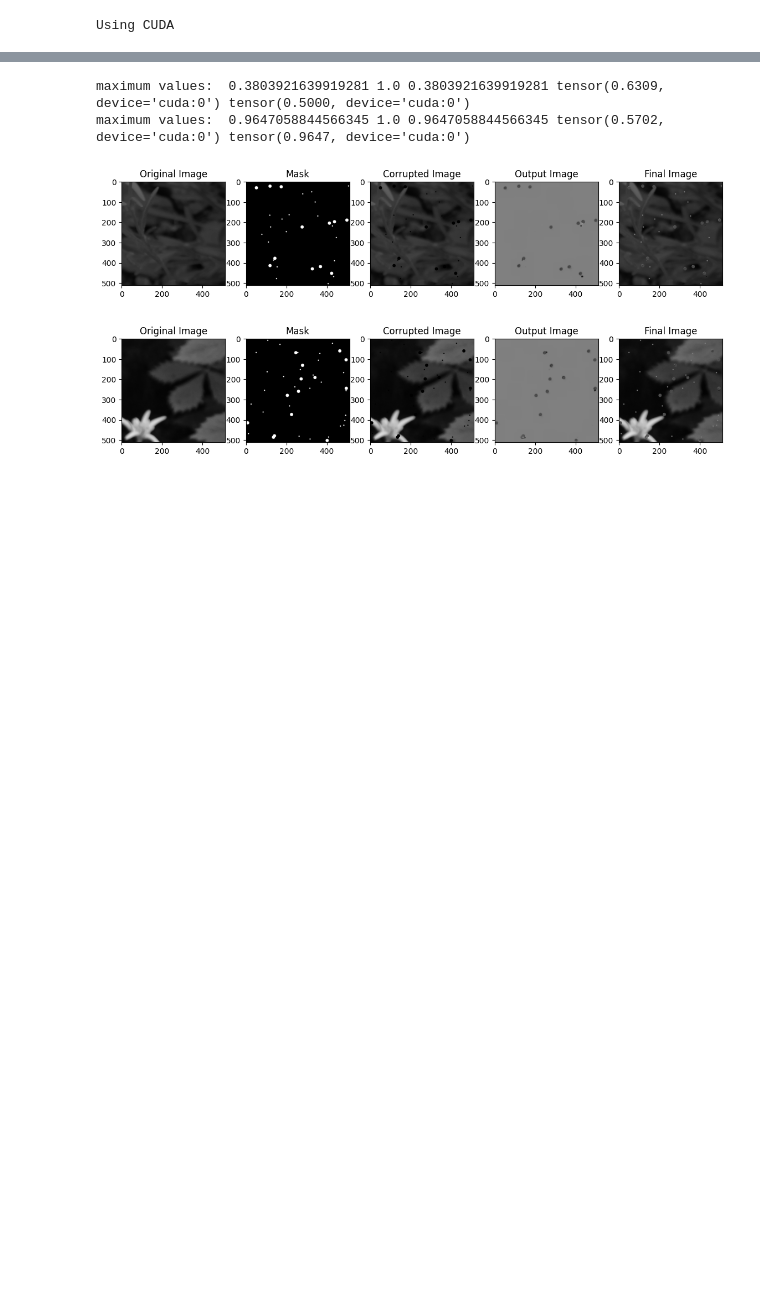
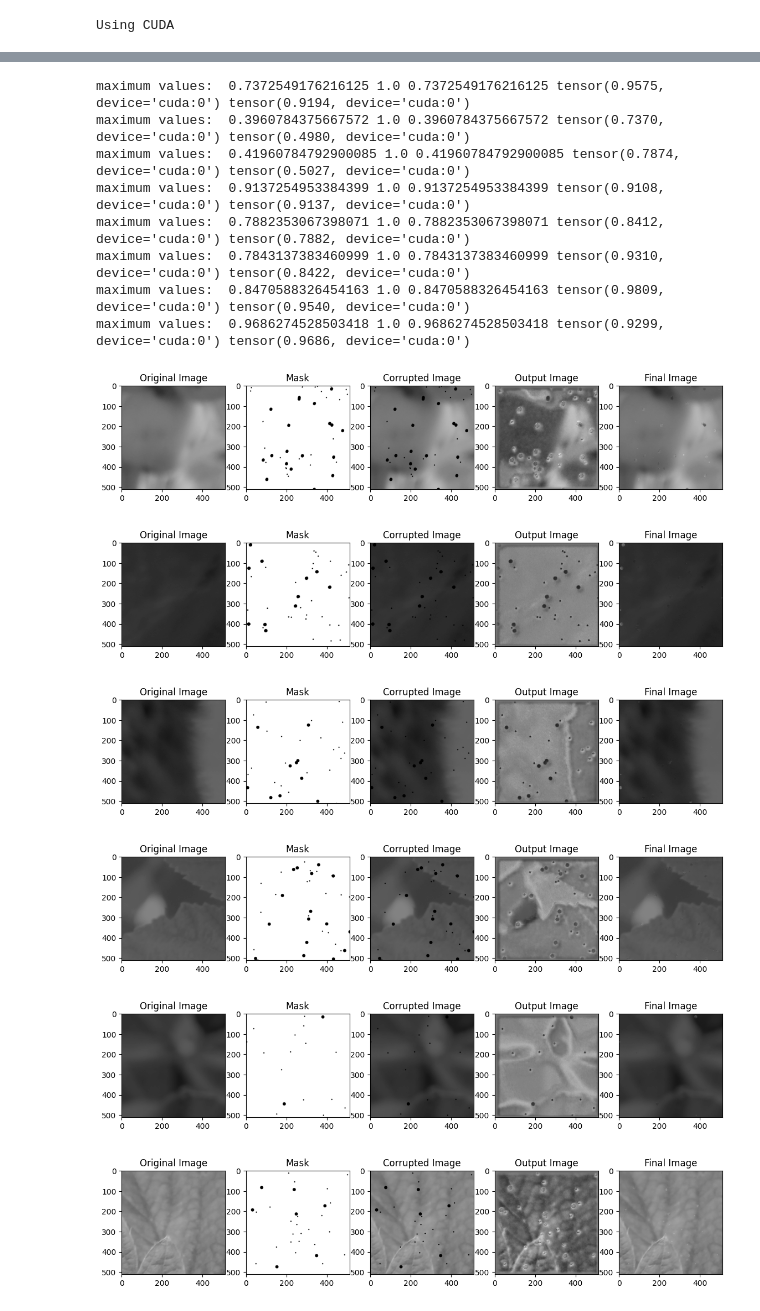
Before and after one commit to lorenzoturiano/cv-final-project, a Jupyter notebook: pconv-unet/check_luca.ipynb, the cells around one changed output, grey strips where cells are left out. Drawn from its saved outputs; the diff is of its cells as text; code cells hidden in the pictures; blank space fills up the shorter version.

```diff
--- a/pconv-unet/check_luca.ipynb
+++ b/pconv-unet/check_luca.ipynb
@@ -49,7 +49,7 @@ ds = InpaintingDataset(
 # %%
 import matplotlib.pyplot as plt
 for im, mask in ds:
-    cor = im * (1 - mask)
+    cor = im * (mask)
     fig, axs = plt.subplots(1, 3, figsize=(10, 5))
     axs[0].imshow(im.permute(1, 2, 0).squeeze().numpy(), cmap='gray', vmin=0, vmax=1)
     axs[0].set_title('Image')
@@ -162,0 +284,34 @@ Epoch 6/300, Loss: 0.0534
+# %%
+
+# Define loss function and optimizer
+optimizer = optim.AdamW(model.parameters(), lr=1e-5)
+
+num_epochs = 20
+for epoch in range(num_epochs):
+    model.train()
+    epoch_loss = 0
+
+    # progress_bar = tqdm(train_loader, desc=f"Epoch {epoch+1}/{num_epochs}")
+
+    for original, mask in train_loader:
+        original = original.to(device)
+        mask = mask.to(device)
+        corrupted = original * mask
+        # Forward pass
+        optimizer.zero_grad()
+        output = model(corrupted, mask)
+
+        # Calculate loss (only for the masked regions)
+        masked_diff = (output - original) * (1 - mask)
+        loss = (masked_diff ** 2).sum() / (1 - mask).sum()
+
+
+        # Backward pass
+        loss.backward()
+        optimizer.step()
+
+        epoch_loss += loss.item()
+        # progress_bar.set_postfix(loss=f"{loss.item():.4f}")
+
+    avg_loss = epoch_loss / len(train_loader)
+    print(f"Epoch {epoch+1}/{num_epochs}, Loss: {avg_loss:.4f}")
@@ -163,31 +339,42 @@ Epoch 6/300, Loss: 0.0534
 # %%
 for original, mask in val_loader:
     original = original.to(device)
     mask = mask.to(device)
-    corrupted = original * (1 - mask)
+    corrupted = original * (mask)
     model.eval()
     with torch.no_grad():
         output = model(corrupted, mask)
-    final = output * mask + original * (1 - mask)
+    final = output * (1 - mask) + original * (mask)
 
 
     print("maximum values: ", torch.max(original).item(), torch.max(mask).item(), torch.max(corrupted).item(), torch.max(output), torch.max(final))
     # plot output
     fig, axs = plt.subplots(1, 5, figsize=(14, 5))
     axs[0].imshow(original[0].permute(1, 2, 0).squeeze().cpu().numpy(), cmap='gray', vmin=0, vmax=1)
     axs[0].set_title('Original Image')
     axs[1].imshow(mask[0].squeeze().cpu().numpy(), cmap='gray', vmin=0, vmax=1)
     axs[1].set_title('Mask')
     axs[2].imshow(corrupted[0].permute(1, 2, 0).squeeze().cpu().numpy(), cmap='gray', vmin=0, vmax=1)
     axs[2].set_title('Corrupted Image')
     axs[3].imshow(output[0].permute(1, 2, 0).squeeze().cpu().numpy(), cmap='gray', vmin=0, vmax=1)
     axs[3].set_title('Output Image')
     #final
     axs[4].imshow(final[0].permute(1, 2, 0).squeeze().cpu().numpy(), cmap='gray', vmin=0, vmax=1)
     axs[4].set_title('Final Image')
-    # save the figure
+    # save final image
+    cv2.imwrite('final.png', final[0].permute(1, 2, 0).squeeze().cpu().numpy() * 255)
 # %% [output]
-maximum values:  0.3803921639919281 1.0 0.3803921639919281 tensor(0.6309, device='cuda:0') tensor(0.5000, device='cuda:0')
-maximum values:  0.9647058844566345 1.0 0.9647058844566345 tensor(0.5702, device='cuda:0') tensor(0.9647, device='cuda:0')
+maximum values:  0.7372549176216125 1.0 0.7372549176216125 tensor(0.9575, device='cuda:0') tensor(0.9194, device='cuda:0')
+maximum values:  0.3960784375667572 1.0 0.3960784375667572 tensor(0.7370, device='cuda:0') tensor(0.4980, device='cuda:0')
+maximum values:  0.41960784792900085 1.0 0.41960784792900085 tensor(0.7874, device='cuda:0') tensor(0.5027, device='cuda:0')
+maximum values:  0.9137254953384399 1.0 0.9137254953384399 tensor(0.9108, device='cuda:0') tensor(0.9137, device='cuda:0')
+maximum values:  0.7882353067398071 1.0 0.7882353067398071 tensor(0.8412, device='cuda:0') tensor(0.7882, device='cuda:0')
+maximum values:  0.7843137383460999 1.0 0.7843137383460999 tensor(0.9310, device='cuda:0') tensor(0.8422, device='cuda:0')
+maximum values:  0.8470588326454163 1.0 0.8470588326454163 tensor(0.9809, device='cuda:0') tensor(0.9540, device='cuda:0')
+maximum values:  0.9686274528503418 1.0 0.9686274528503418 tensor(0.9299, device='cuda:0') tensor(0.9686, device='cuda:0')
-[figure, old version]
+[figure, new version]
-[figure, old version]
+[figure, new version]
+[figure, added]
+[figure, added]
+[figure, added]
+[figure, added]
```
Also changed, not shown: parts of 12 cells of this notebook, 46 other files.
